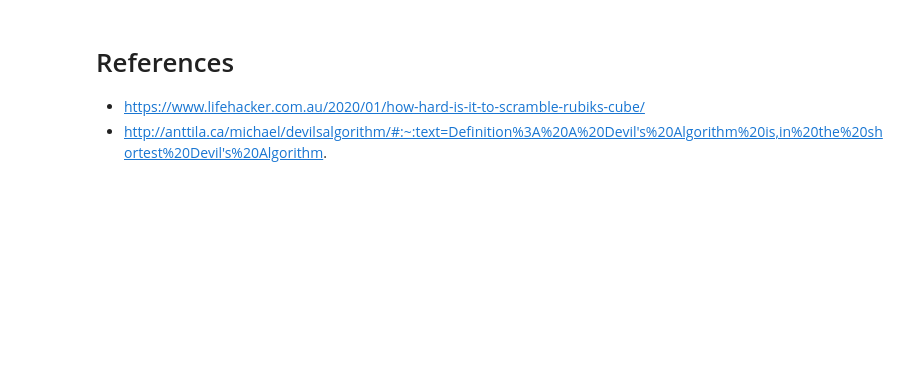
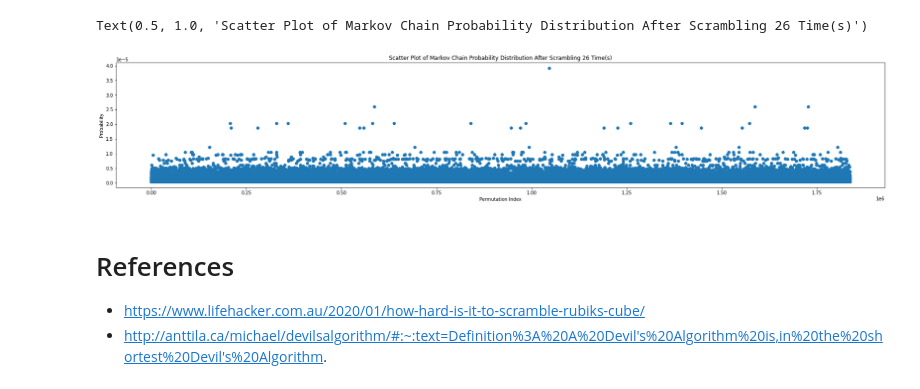
Before and after one commit to vskaush2/RubiksCubeMarkovChain, a Jupyter notebook: RubiksCubeGroupDemo.ipynb, the cells around one changed output. Drawn from its saved outputs; the diff is of its cells as text; code cells hidden in the pictures; blank space fills up the shorter version.

```diff
--- a/RubiksCubeGroupDemo.ipynb
+++ b/RubiksCubeGroupDemo.ipynb
@@ -181,21 +222,24 @@ sc.sparse.linalg.spsolve(A,b)
 # %%
-def get_chain_distribution(all_perms,transition_matrix,n_scrambles,dim):
+def get_chain_distribution(dim,transition_matrix,t):
     directory="{}D/Chain_Distributions".format(dim)
     try:
         os.makedirs(directory)
     except:
         pass
-    file_path=directory+"/Chain_Dist_{}.npz".format(n_scrambles)
+    file_path=directory+"/pi_{}.npz".format(t)
 
     if os.path.exists(file_path):
         return sc.sparse.load_npz(file_path)
     else:
-        if(n_scrambles == 0):
-            starting_index=next(i for i in range(len(all_perms)) if all_perms[i]==Permutation(size=6*dim**2))
-            pi0=sc.sparse.identity(transition_matrix.shape[0]).getcol(starting_index)
-            sc.sparse.save_npz(file_path,pi0)
-            return pi0
+        if t == 0:
+            N=transition_matrix.shape[-1]
+            starting_index= next(reversed_dict[perm] for perm in reversed(reversed_dict.keys())
+                                 if perm==SymmetricGroup(6*dim**2).identity)
+            pi_0=sc.sparse.identity(N).getcol(starting_index)
+            sc.sparse.save_npz(file_path,pi_0)
+            return pi_0
         else:
-            pin=transition_matrix*get_chain_distribution(all_perms,transition_matrix,n_scrambles-1,dim)
-            sc.sparse.save_npz(file_path,pin)
-            return pin
+            previous_pi= get_chain_distribution(dim,transition_matrix,t-1)
+            pi_n=transition_matrix*previous_pi
+            sc.sparse.save_npz(file_path,pi_n)
+            return pi_n
@@ -256,3 +246,16 @@ ax.set_ylabel('Total Variation Distance')
+# %%
+t=26
+pi=get_chain_distribution(dim,transition_matrix,t)
+values=pi.data
+indices=range(len(values))
+fig,ax=plt.subplots(figsize=(30,5))
+ax.scatter(indices,pi.data)
+ax.set_xlabel('Permutation Index')
+ax.set_ylabel('Probability')
+ax.set_title('Scatter Plot of Markov Chain Probability Distribution After Scrambling {} Time(s)'.format(t))
+# %% [output]
+Text(0.5, 1.0, 'Scatter Plot of Markov Chain Probability Distribution After Scrambling 26 Time(s)')
+[figure, added]
 # %% [markdown]
 # References
 
```
Also changed, not shown: parts of 23 cells of this notebook, 2 other files.
